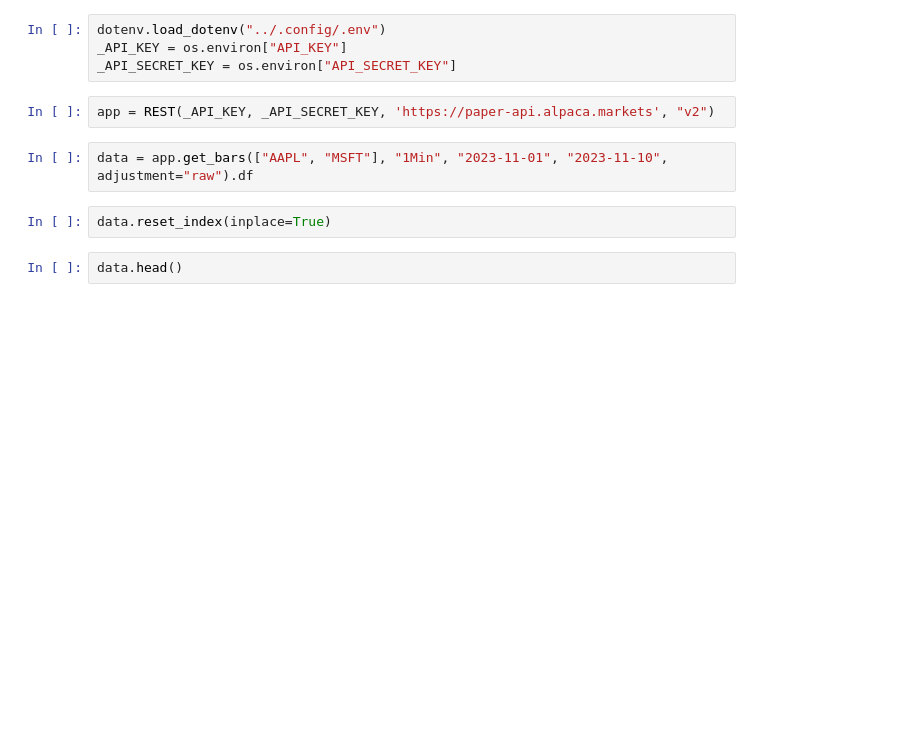
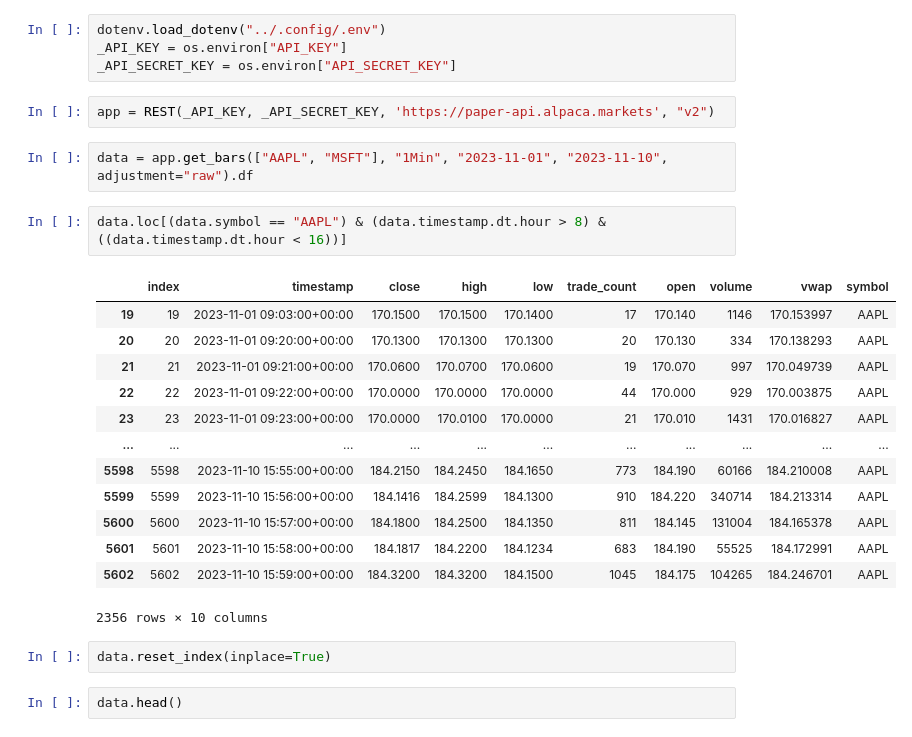
Before and after one commit to felixpoirier1/TradingSystem, a Jupyter notebook: notebooks/testing.ipynb, the cells around one changed output. Drawn from its saved outputs; the diff is of its cells as text; blank space fills up the shorter version.

```diff
--- a/notebooks/testing.ipynb
+++ b/notebooks/testing.ipynb
@@ -14,6 +14,22 @@ _API_SECRET_KEY = os.environ["API_SECRET_KEY"]
 app = REST(_API_KEY, _API_SECRET_KEY, 'https://paper-api.alpaca.markets', "v2")
 # %%
 data = app.get_bars(["AAPL", "MSFT"], "1Min", "2023-11-01", "2023-11-10", adjustment="raw").df
+# %%
+data.loc[(data.symbol == "AAPL") & (data.timestamp.dt.hour > 8) & ((data.timestamp.dt.hour < 16))]
+# %% [output]
+|  | index | timestamp | close | high | low | trade_count | open | volume | vwap | symbol |
+| 19 | 19 | 2023-11-01 09:03:00+00:00 | 170.1500 | 170.1500 | 170.1400 | 17 | 170.140 | 1146 | 170.153997 | AAPL |
+| 20 | 20 | 2023-11-01 09:20:00+00:00 | 170.1300 | 170.1300 | 170.1300 | 20 | 170.130 | 334 | 170.138293 | AAPL |
+| 21 | 21 | 2023-11-01 09:21:00+00:00 | 170.0600 | 170.0700 | 170.0600 | 19 | 170.070 | 997 | 170.049739 | AAPL |
+| 22 | 22 | 2023-11-01 09:22:00+00:00 | 170.0000 | 170.0000 | 170.0000 | 44 | 170.000 | 929 | 170.003875 | AAPL |
+| 23 | 23 | 2023-11-01 09:23:00+00:00 | 170.0000 | 170.0100 | 170.0000 | 21 | 170.010 | 1431 | 170.016827 | AAPL |
+| ... | ... | ... | ... | ... | ... | ... | ... | ... | ... | ... |
+| 5598 | 5598 | 2023-11-10 15:55:00+00:00 | 184.2150 | 184.2450 | 184.1650 | 773 | 184.190 | 60166 | 184.210008 | AAPL |
+| 5599 | 5599 | 2023-11-10 15:56:00+00:00 | 184.1416 | 184.2599 | 184.1300 | 910 | 184.220 | 340714 | 184.213314 | AAPL |
+| 5600 | 5600 | 2023-11-10 15:57:00+00:00 | 184.1800 | 184.2500 | 184.1350 | 811 | 184.145 | 131004 | 184.165378 | AAPL |
+| 5601 | 5601 | 2023-11-10 15:58:00+00:00 | 184.1817 | 184.2200 | 184.1234 | 683 | 184.190 | 55525 | 184.172991 | AAPL |
+| 5602 | 5602 | 2023-11-10 15:59:00+00:00 | 184.3200 | 184.3200 | 184.1500 | 1045 | 184.175 | 104265 | 184.246701 | AAPL |
+2356 rows × 10 columns
 # %%
 data.reset_index(inplace=True)
 # %%
```
Also changed, not shown: parts of 1 cell of this notebook, 16 other files.
